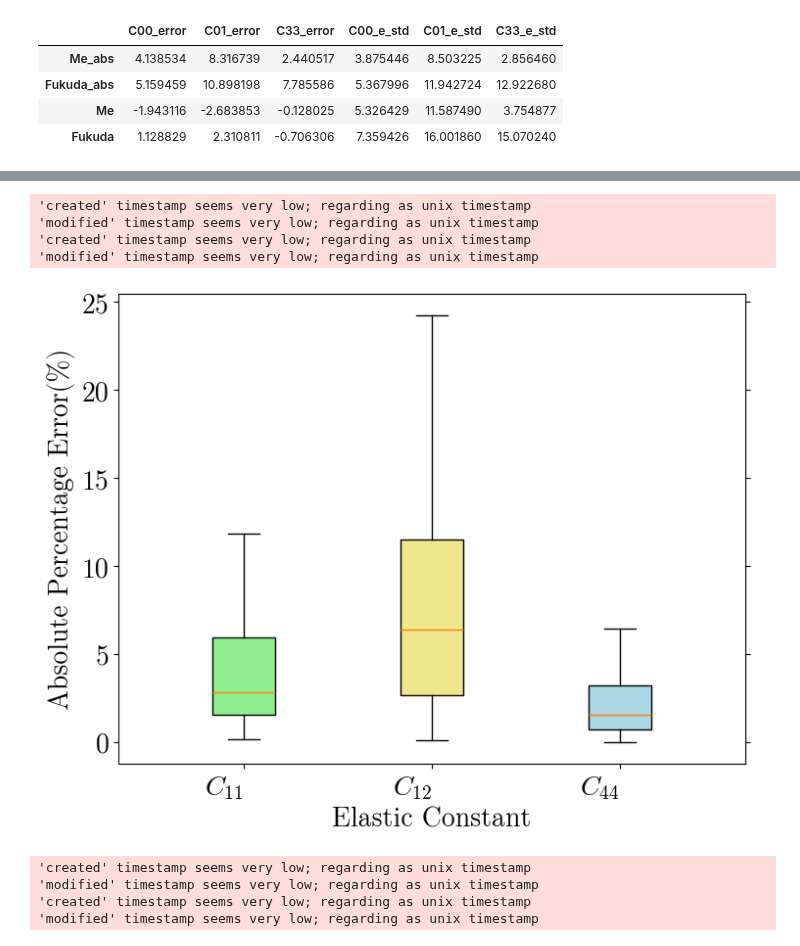
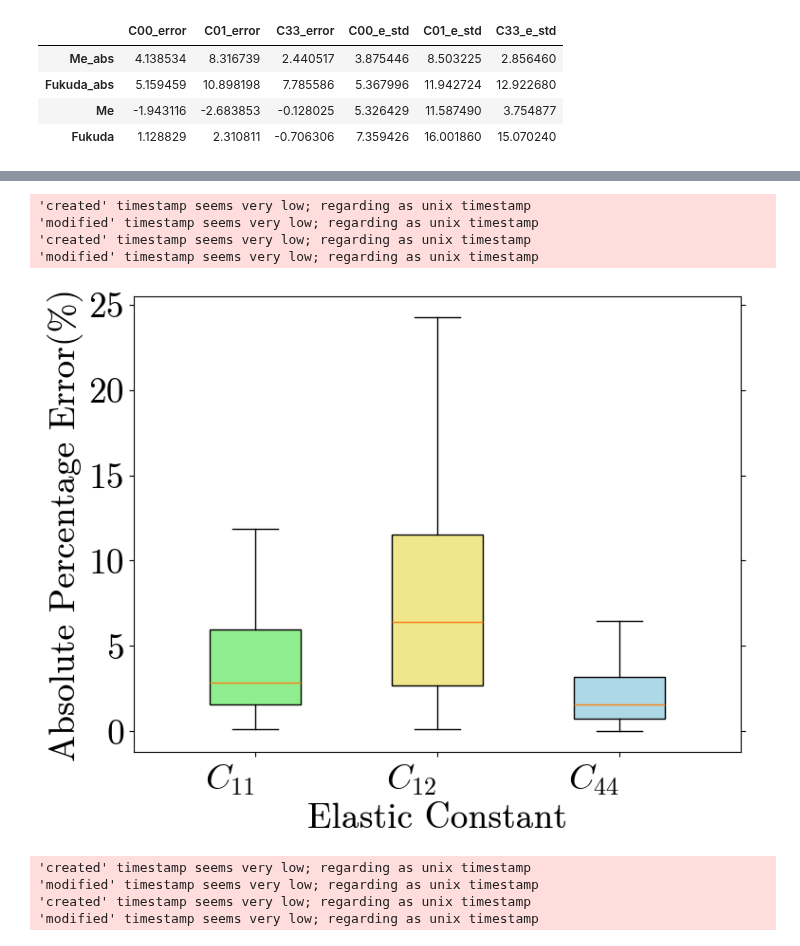
Before and after one commit to cubos-d/RUSpectroscopy_Tools, a Jupyter notebook: notebooks/look_cubic_model_fancy.ipynb, the cells around one changed output, grey strips where cells are left out. Drawn from its saved outputs; the diff is of its cells as text; code cells hidden in the pictures.

```diff
--- a/notebooks/look_cubic_model_fancy.ipynb
+++ b/notebooks/look_cubic_model_fancy.ipynb
@@ -248,36 +252,36 @@ for patch, color in zip(bp1['boxes'], colors):
 # %%
 fig_box2 = plt.figure()
-labels_fontsize = 20
+labels_fontsize = 27
 keys_reporte = ("C11_Error_Me", "C12_Error_Me", "C44_Error_Me")
 keys_boxplot = (r"$C_{11}$", r"$C_{12}$", r"$C_{44}$")
 #keys_reporte = ("C11_Error(%)", "C11_Error_Me", "C12_Error(%)", "C12_Error_Me", "C44_Error(%)", "C44_Error_Me")
 #keys_boxplot = (r"$C_{11}$ Fukuda et al", r"$C_{11}$ PP", r"$C_{12}$ Fukuda et al", r"$C_{12}$ PP", r"$C_{44}$ Fukuda et al", r"$C_{44}$ PP")
 custom_positions = [1.0, 1.3, 1.6]
 box_width = 0.1
 ax2 = fig_box2.add_axes([0, 0, 1, 1])
 data2 = [np.abs(df_reporte.T[key]) for key in keys_reporte]
 ax2.set_xlim(0.8, 1.8)
 #ax2.set_xticks(custom_positions)
 ax2.set_xticklabels(keys_boxplot, rotation=45, ha="right")
 ax2.set_xlabel("Elastic Constant", fontsize = labels_fontsize)
 ax2.set_ylabel("Absolute Percentage Error(%)", fontsize = labels_fontsize)
 ax2.yaxis.set_ticks_position('both')
 medians = [np.median(d) for d in data2]
 #ax2.axhline(5, color='red', linestyle='--', linewidth=1.5)
 bp2 = ax2.boxplot(data2, showfliers=False, patch_artist=True, positions=custom_positions)
 colors = ['lightgreen', 'khaki', 'lightblue']
 for patch, color in zip(bp2['boxes'], colors):
     patch.set_facecolor(color)
 ax2.tick_params(axis='x', labelsize=labels_fontsize, rotation = "auto")
 ax2.tick_params(axis='y', labelsize=labels_fontsize)
 
 plt.savefig("../Thesis_Docs/pictures/fig33.pdf", bbox_inches="tight", pad_inches=0)
 # %% [output]
 'created' timestamp seems very low; regarding as unix timestamp
 'modified' timestamp seems very low; regarding as unix timestamp
 'created' timestamp seems very low; regarding as unix timestamp
 'modified' timestamp seems very low; regarding as unix timestamp
-[figure, old version]
+[figure, new version]
 # %%
 fig_sc1 = plt.figure(figsize = (18,5))
 labels_fontsize = 20
```
Also changed, not shown: parts of 3 cells of this notebook, 2 other files.
